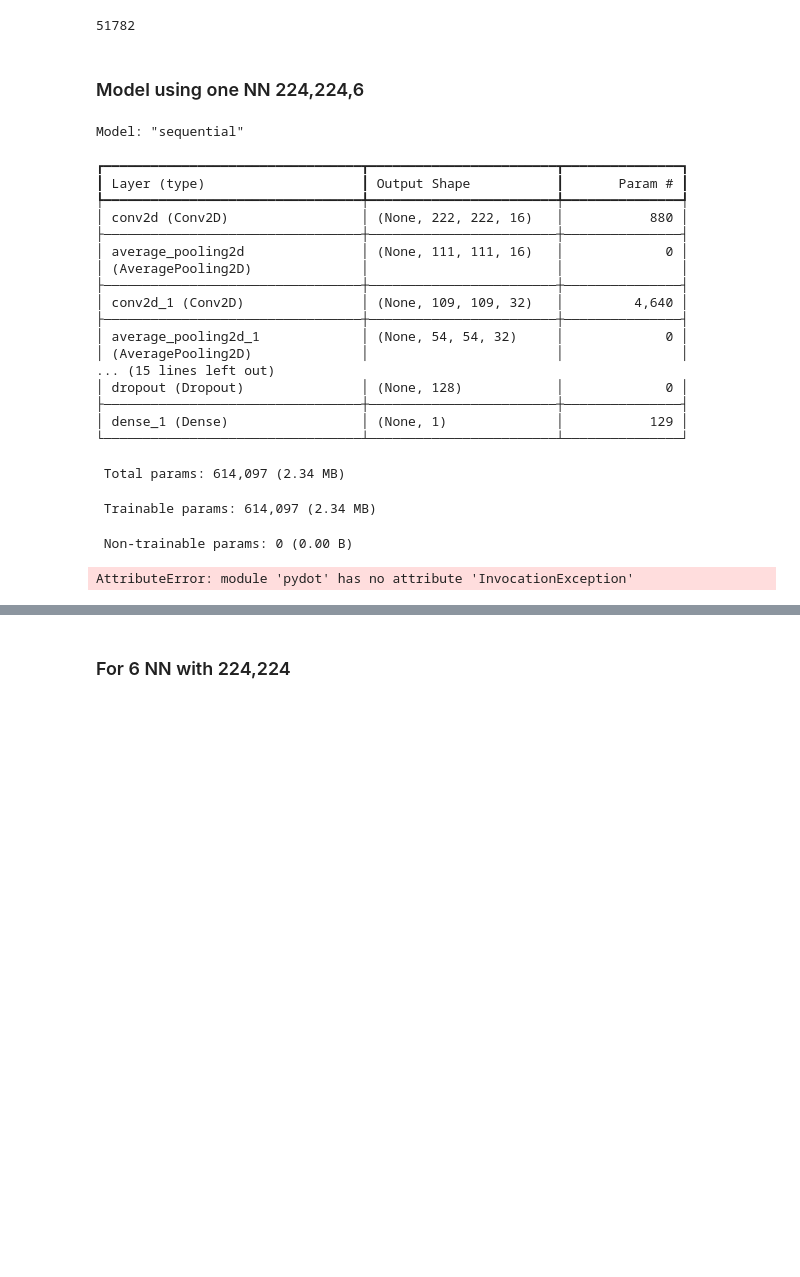
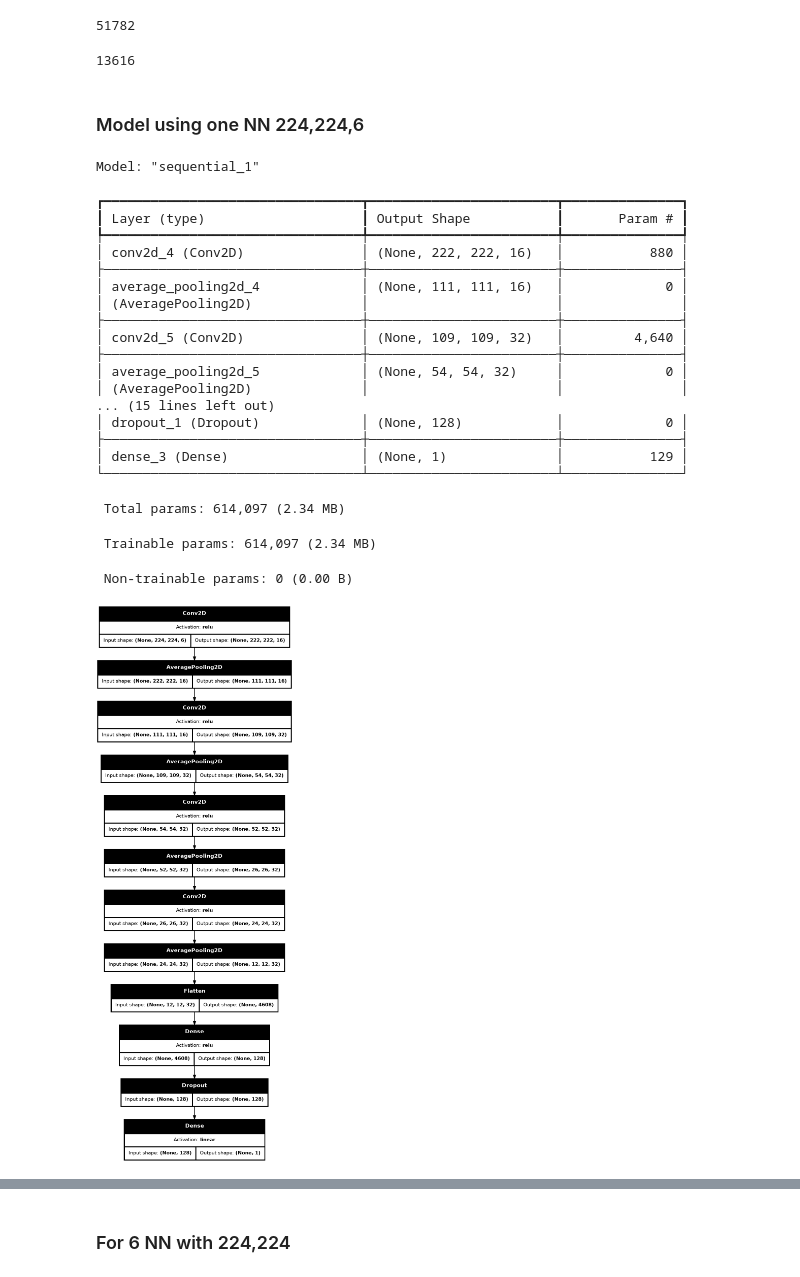
Before and after one commit to Benjaxmen/pm-prediction, a Jupyter notebook: image_conversion_no_gen_diff.ipynb, the cells around one changed output, grey strips where cells are left out. Cells and saved outputs as stored; diff of their text form; code cells hidden in the pictures; blank space fills up the shorter version.

```diff
--- a/image_conversion_no_gen_diff.ipynb
+++ b/image_conversion_no_gen_diff.ipynb
@@ -96,5 +109,9 @@ for a in range(len(image_files)):
 train_image_files, test_image_files, train_mp10, test_mp10 = train_test_split(
     image_files, mp10, test_size=0.2, random_state=42)
+# %%
+len(image_files)
+# %% [output]
+13616
 # %%
 test_mp10=np.array(test_mp10)
 # %% [markdown]
@@ -135,28 +152,28 @@ input_shape = (224, 224, 6)
 model = build_model(input_shape)
 
 # Compilar el modelo
-model.compile(optimizer='adam', loss='mean_squared_error', metrics=['mae'])
+model.compile(optimizer='adam', loss='mean_absolute_error', metrics=['mse'])
 
 # Resumen del modelo
 model.summary()
 # %% [output]
-Model: "sequential"
+Model: "sequential_1"
 ┏━━━━━━━━━━━━━━━━━━━━━━━━━━━━━━━━━┳━━━━━━━━━━━━━━━━━━━━━━━━┳━━━━━━━━━━━━━━━┓
 ┃ Layer (type)                    ┃ Output Shape           ┃       Param # ┃
 ┡━━━━━━━━━━━━━━━━━━━━━━━━━━━━━━━━━╇━━━━━━━━━━━━━━━━━━━━━━━━╇━━━━━━━━━━━━━━━┩
-│ conv2d (Conv2D)                 │ (None, 222, 222, 16)   │           880 │
+│ conv2d_4 (Conv2D)               │ (None, 222, 222, 16)   │           880 │
 ├─────────────────────────────────┼────────────────────────┼───────────────┤
-│ average_pooling2d               │ (None, 111, 111, 16)   │             0 │
+│ average_pooling2d_4             │ (None, 111, 111, 16)   │             0 │
 │ (AveragePooling2D)              │                        │               │
 ├─────────────────────────────────┼────────────────────────┼───────────────┤
-│ conv2d_1 (Conv2D)               │ (None, 109, 109, 32)   │         4,640 │
+│ conv2d_5 (Conv2D)               │ (None, 109, 109, 32)   │         4,640 │
 ├─────────────────────────────────┼────────────────────────┼───────────────┤
-│ average_pooling2d_1             │ (None, 54, 54, 32)     │             0 │
+│ average_pooling2d_5             │ (None, 54, 54, 32)     │             0 │
 │ (AveragePooling2D)              │                        │               │
 ... (15 lines left out)
-│ dropout (Dropout)               │ (None, 128)            │             0 │
+│ dropout_1 (Dropout)             │ (None, 128)            │             0 │
 ├─────────────────────────────────┼────────────────────────┼───────────────┤
-│ dense_1 (Dense)                 │ (None, 1)              │           129 │
+│ dense_3 (Dense)                 │ (None, 1)              │           129 │
 └─────────────────────────────────┴────────────────────────┴───────────────┘
  Total params: 614,097 (2.34 MB)
  Trainable params: 614,097 (2.34 MB)
@@ -164,12 +181,12 @@ Model: "sequential"
 # %%
 from keras.utils import plot_model
 # Just showing all possible argument for newcomer.
 tf.keras.utils.plot_model(
     model,                      # here is the trick (for now)
     to_file='model.png', dpi=96,              # saving
-    show_shapes=True, show_layer_names=True,  # show shapes and layer name
-    expand_nested=False                       # will show nested block
+    show_shapes=True, show_layer_names=False,  # show shapes and layer name
+    expand_nested=False, show_layer_activations=True                      # will show nested block
 )
 # %% [output]
-AttributeError: module 'pydot' has no attribute 'InvocationException'
+[figure, added]
 # %%
```
Also changed, not shown: parts of 34 cells of this notebook, 7 other files.
